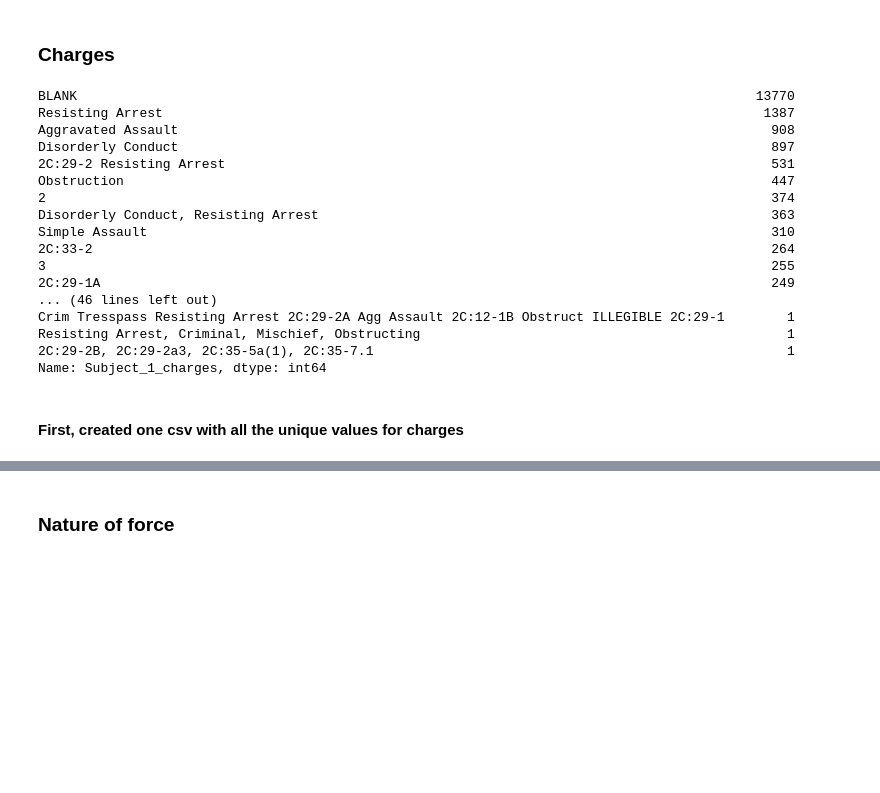
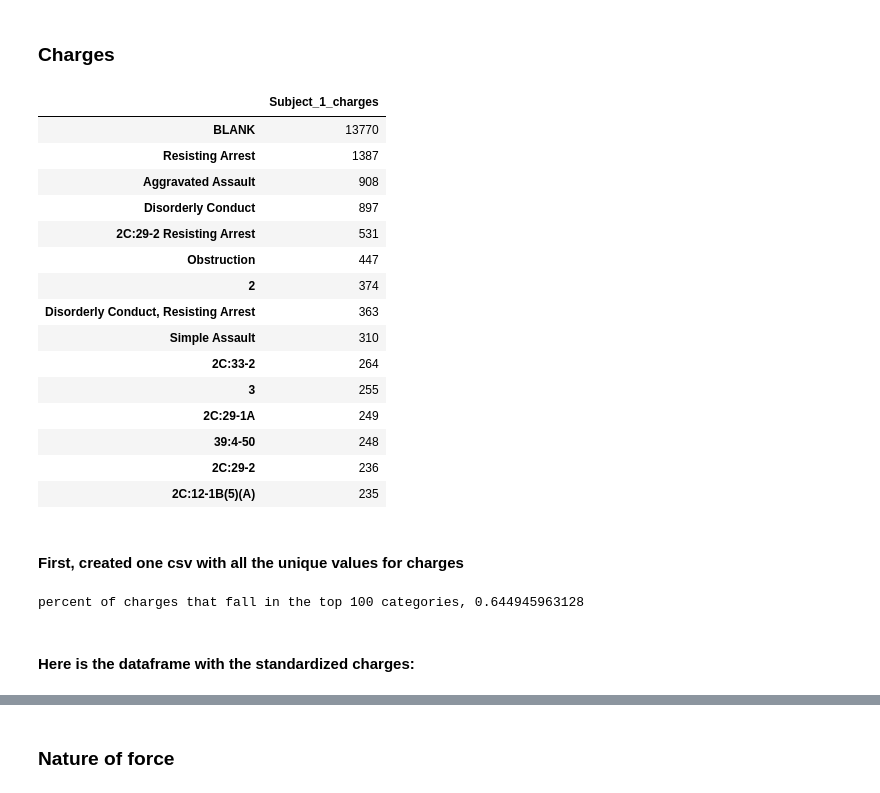
Before and after one commit to epetenko/uof-data-cleaning, a Jupyter notebook: UOF_data_cleaning_first_week.ipynb, the cells around one changed output, grey strips where cells are left out. Saved outputs shown, nothing was run; the diff lists cells and outputs as text; code cells hidden in the pictures; blank space fills up the shorter version.

```diff
--- a/UOF_data_cleaning_first_week.ipynb
+++ b/UOF_data_cleaning_first_week.ipynb
@@ -804,7 +774,7 @@ Name: Officer_3_killed, dtype: int64
 # %% [markdown]
 #### First & last name
 # %%
-df.Supervisor_first = df.Supervisor_first.str.title()
+# df.Supervisor_first = df.Supervisor_first.str.title()
 # %%
 df.Supervisor_first.unique()
 # %% [output]
@@ -812,5 +782,5 @@ array(['Steve', 'Joseph', 'James', ..., 'Paulo', 'Mcdonald', 'Catalino'], dtype=
 # %%
-df.Supervisor_last = df.Supervisor_last.str.title()
+# df.Supervisor_last = df.Supervisor_last.str.title()
 # %%
 df.Supervisor_last.unique()
 # %% [output]
@@ -840,12 +810,12 @@ Name: Supervisor_signed, dtype: int64
 # %% [markdown]
 #### Put last and first in correct caps
 # %%
-df.Subject_1_first = df.Subject_1_first.str.title()
-df.Subject_1_last = df.Subject_1_last.str.title()
-df.Subject_2_first = df.Subject_2_first.str.title()
-df.Subject_2_last = df.Subject_2_last.str.title()
-df.Subject_3_first = df.Subject_3_first.str.title()
-df.Subject_3_last = df.Subject_3_last.str.title()
+# df.Subject_1_first = df.Subject_1_first.str.title()
+# df.Subject_1_last = df.Subject_1_last.str.title()
+# df.Subject_2_first = df.Subject_2_first.str.title()
+# df.Subject_2_last = df.Subject_2_last.str.title()
+# df.Subject_3_first = df.Subject_3_first.str.title()
+# df.Subject_3_last = df.Subject_3_last.str.title()
 # %%
 df.Subject_1_age = df.Subject_1_age.str.upper()
 # %%
@@ -919,12 +889,12 @@ Name: Subject_3_sex, dtype: int64
 df['Subject_1_race_st'] = df['Subject_1_race'].map(standard_race)
 df['Subject_2_race_st'] = df['Subject_2_race'].map(standard_race)
 df['Subject_3_race_st'] = df['Subject_3_race'].map(standard_race)
-df['Subject_1_race_sep'] = df['Subject_1_race'].map(sep_race)
-df['Subject_2_race_sep'] = df['Subject_2_race'].map(sep_race)
-df['Subject_3_race_sep'] = df['Subject_3_race'].map(sep_race)
-df['Subject_1_eth_sep'] = df['Subject_1_race'].map(sep_eth)
-df['Subject_2_eth_sep'] = df['Subject_2_race'].map(sep_eth)
-df['Subject_3_eth_sep'] = df['Subject_3_race'].map(sep_eth)
+# df['Subject_1_race_sep'] = df['Subject_1_race'].map(sep_race)
+# df['Subject_2_race_sep'] = df['Subject_2_race'].map(sep_race)
+# df['Subject_3_race_sep'] = df['Subject_3_race'].map(sep_race)
+# df['Subject_1_eth_sep'] = df['Subject_1_race'].map(sep_eth)
+# df['Subject_2_eth_sep'] = df['Subject_2_race'].map(sep_eth)
+# df['Subject_3_eth_sep'] = df['Subject_3_race'].map(sep_eth)
 # %%
 print "Percent of racial values covered:", float(df['Subject_1_race_st'].count()) / float(df.Subject_1_race.count())
 # %% [output]
@@ -1009,26 +977,25 @@ Number of unique options (ignoring commas):  5625
 # %% [markdown]
 
 ### Charges
-# %%
-df.Subject_1_charges.value_counts()
-# %% [output]
-BLANK                                                                                       13770
-Resisting Arrest                                                                             1387
-Aggravated Assault                                                                            908
-Disorderly Conduct                                                                            897
-2C:29-2 Resisting Arrest                                                                      531
-Obstruction                                                                                   447
-2                                                                                             374
-Disorderly Conduct, Resisting Arrest                                                          363
-Simple Assault                                                                                310
-2C:33-2                                                                                       264
-3                                                                                             255
-2C:29-1A                                                                                      249
-... (46 lines left out)
-Crim Tresspass Resisting Arrest 2C:29-2A Agg Assault 2C:12-1B Obstruct ILLEGIBLE 2C:29-1        1
-Resisting Arrest, Criminal, Mischief, Obstructing                                               1
-2C:29-2B, 2C:29-2a3, 2C:35-5a(1), 2C:35-7.1                                                     1
-Name: Subject_1_charges, dtype: int64
+# %%
+pd.DataFrame(df.Subject_1_charges.value_counts()).head(15)
+# %% [output]
+|  | Subject_1_charges |
+| BLANK | 13770 |
+| Resisting Arrest | 1387 |
+| Aggravated Assault | 908 |
+| Disorderly Conduct | 897 |
+| 2C:29-2 Resisting Arrest | 531 |
+| Obstruction | 447 |
+| 2 | 374 |
+| Disorderly Conduct, Resisting Arrest | 363 |
+| Simple Assault | 310 |
+| 2C:33-2 | 264 |
+| 3 | 255 |
+| 2C:29-1A | 249 |
+| 39:4-50 | 248 |
+| 2C:29-2 | 236 |
+| 2C:12-1B(5)(A) | 235 |
 # %%
 df.Subject_1_charges = df.Subject_1_charges.str.upper()
 # %% [markdown]
@@ -1041,3 +1008,9 @@ ch_agg = charges[0].append(charges[1]).append(charges[2]).append(charges[3]).app
 ch_agg = pd.DataFrame(ch_agg)[0].value_counts()
 
 # ch_agg.to_csv('aggregate_charges.csv')
+# %%
+print "percent of charges that fall in the top 100 categories,", float(ch_agg.head(100).sum()) / ch_agg.sum()
+# %% [output]
+percent of charges that fall in the top 100 categories, 0.644945963128
+# %% [markdown]
+#### Here is the dataframe with the standardized charges:
```
Also changed, not shown: parts of 30 cells of this notebook.
